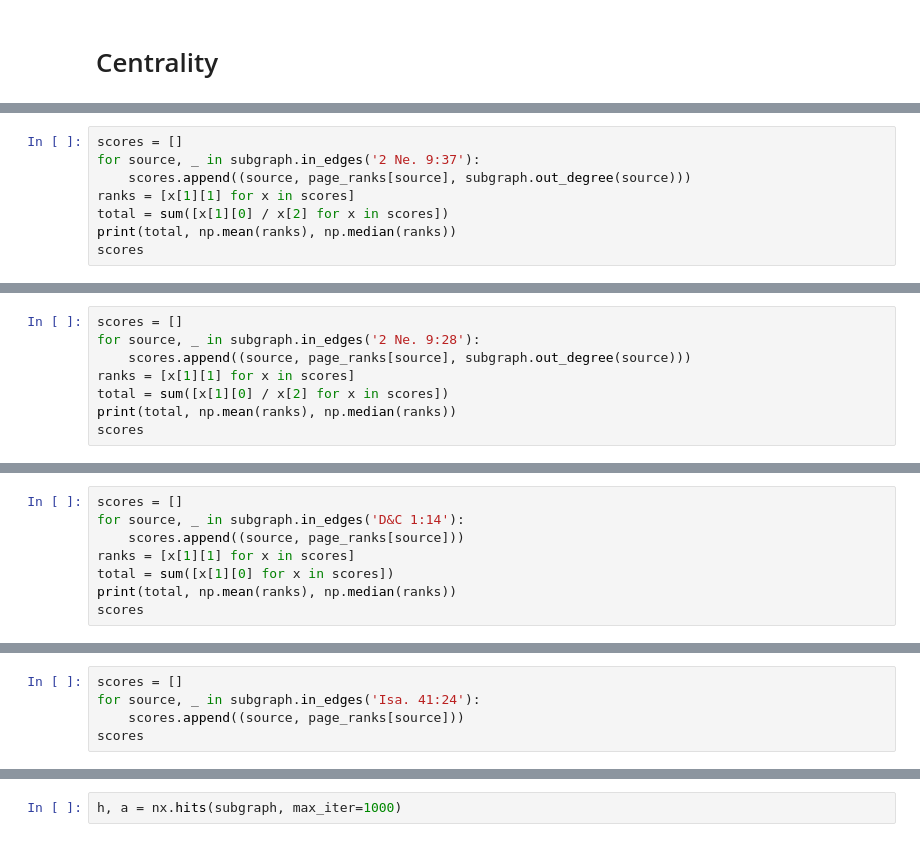
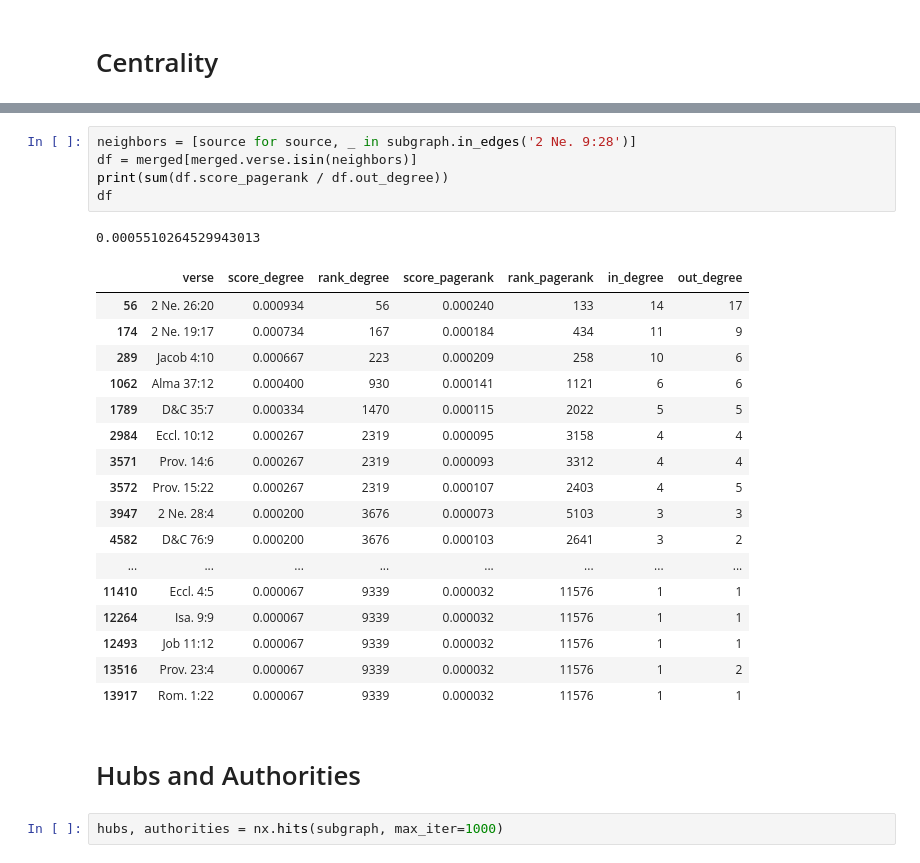
Before and after one commit to skearnes/scripture-graph, a Jupyter notebook: posts/2020-12-31/post.ipynb, the cells around one changed output, grey strips where cells are left out. Cells and saved outputs as stored; diff of their text form.

```diff
--- a/posts/2020-12-31/post.ipynb
+++ b/posts/2020-12-31/post.ipynb
@@ -223,8 +176,0 @@ page_ranks['2 Ne. 9:28']
-# %%
-scores = []
-for source, _ in subgraph.in_edges('2 Ne. 9:37'):
-    scores.append((source, page_ranks[source], subgraph.out_degree(source)))
-ranks = [x[1][1] for x in scores]
-total = sum([x[1][0] / x[2] for x in scores])
-print(total, np.mean(ranks), np.median(ranks))
-scores
@@ -245,8 +176,0 @@ scores
-# %%
-scores = []
-for source, _ in subgraph.in_edges('2 Ne. 9:28'):
-    scores.append((source, page_ranks[source], subgraph.out_degree(source)))
-ranks = [x[1][1] for x in scores]
-total = sum([x[1][0] / x[2] for x in scores])
-print(total, np.mean(ranks), np.median(ranks))
-scores
@@ -275,8 +176,0 @@ scores
-# %%
-scores = []
-for source, _ in subgraph.in_edges('D&C 1:14'):
-    scores.append((source, page_ranks[source]))
-ranks = [x[1][1] for x in scores]
-total = sum([x[1][0] for x in scores])
-print(total, np.mean(ranks), np.median(ranks))
-scores
@@ -302,5 +176,0 @@ scores
-# %%
-scores = []
-for source, _ in subgraph.in_edges('Isa. 41:24'):
-    scores.append((source, page_ranks[source]))
-scores
@@ -309,2 +197,28 @@ scores
+# %%
+neighbors = [source for source, _ in subgraph.in_edges('2 Ne. 9:28')]
+df = merged[merged.verse.isin(neighbors)]
+print(sum(df.score_pagerank / df.out_degree))
+df
+# %% [output]
+0.0005510264529943013
+|  | verse | score_degree | rank_degree | score_pagerank | rank_pagerank | in_degree | out_degree |
+| 56 | 2 Ne. 26:20 | 0.000934 | 56 | 0.000240 | 133 | 14 | 17 |
+| 174 | 2 Ne. 19:17 | 0.000734 | 167 | 0.000184 | 434 | 11 | 9 |
+| 289 | Jacob 4:10 | 0.000667 | 223 | 0.000209 | 258 | 10 | 6 |
+| 1062 | Alma 37:12 | 0.000400 | 930 | 0.000141 | 1121 | 6 | 6 |
+| 1789 | D&C 35:7 | 0.000334 | 1470 | 0.000115 | 2022 | 5 | 5 |
+| 2984 | Eccl. 10:12 | 0.000267 | 2319 | 0.000095 | 3158 | 4 | 4 |
+| 3571 | Prov. 14:6 | 0.000267 | 2319 | 0.000093 | 3312 | 4 | 4 |
+| 3572 | Prov. 15:22 | 0.000267 | 2319 | 0.000107 | 2403 | 4 | 5 |
+| 3947 | 2 Ne. 28:4 | 0.000200 | 3676 | 0.000073 | 5103 | 3 | 3 |
+| 4582 | D&C 76:9 | 0.000200 | 3676 | 0.000103 | 2641 | 3 | 2 |
+| ... | ... | ... | ... | ... | ... | ... | ... |
+| 11410 | Eccl. 4:5 | 0.000067 | 9339 | 0.000032 | 11576 | 1 | 1 |
+| 12264 | Isa. 9:9 | 0.000067 | 9339 | 0.000032 | 11576 | 1 | 1 |
+| 12493 | Job 11:12 | 0.000067 | 9339 | 0.000032 | 11576 | 1 | 1 |
+| 13516 | Prov. 23:4 | 0.000067 | 9339 | 0.000032 | 11576 | 1 | 2 |
+| 13917 | Rom. 1:22 | 0.000067 | 9339 | 0.000032 | 11576 | 1 | 1 |
+# %% [markdown]
+# Hubs and Authorities
 # %%
-h, a = nx.hits(subgraph, max_iter=1000)
+hubs, authorities = nx.hits(subgraph, max_iter=1000)
```
Also changed, not shown: parts of 24 cells of this notebook.
